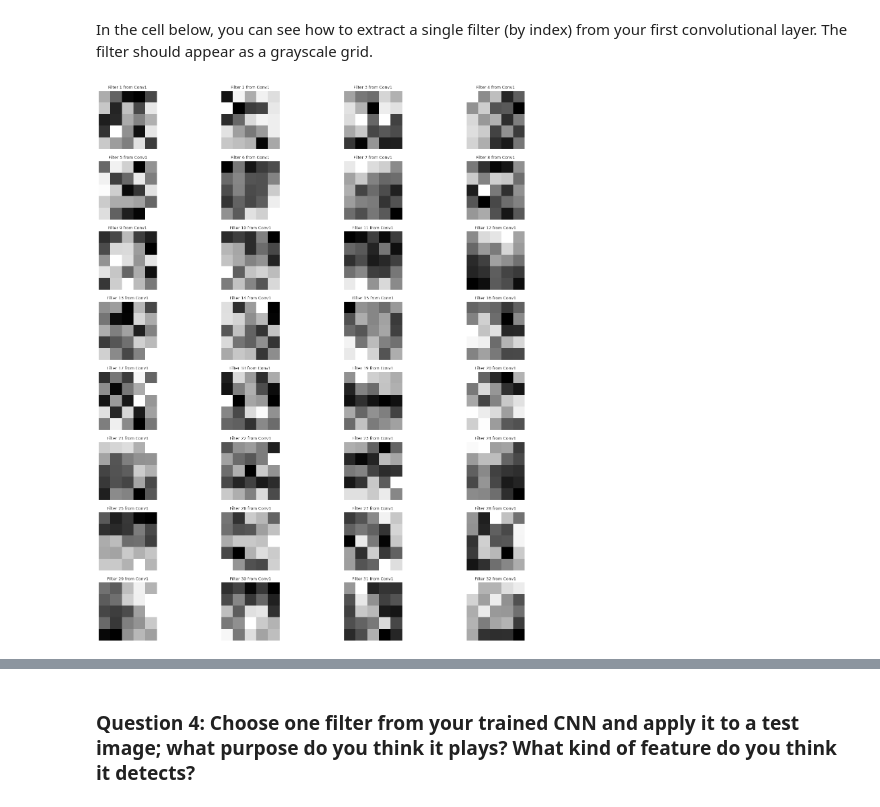
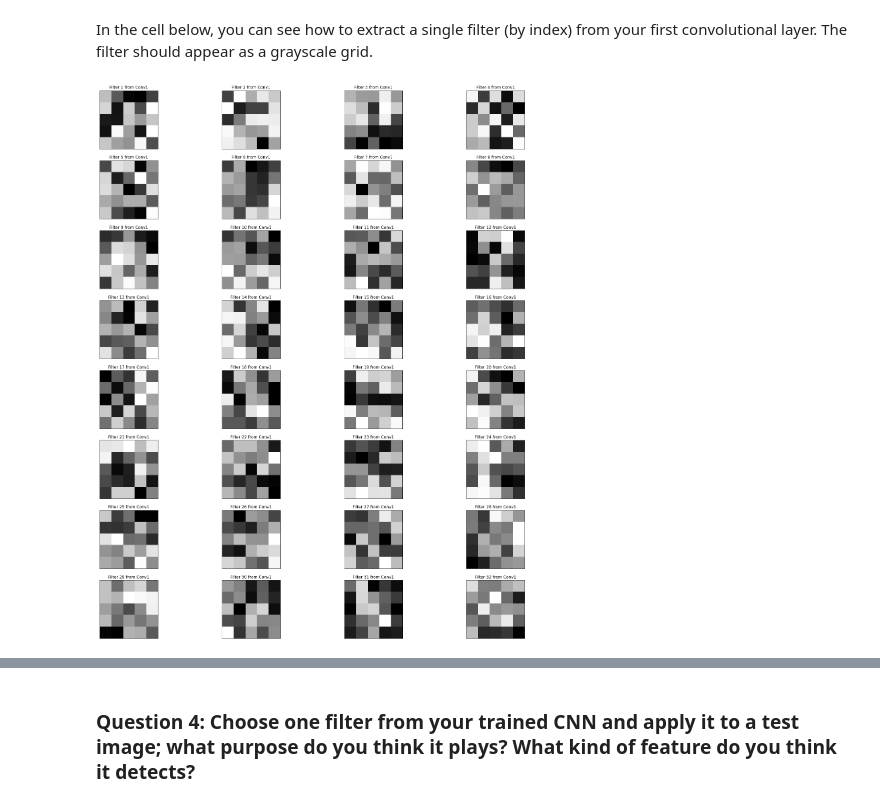
Before and after one commit to joao-d-oliveira/CV-Face_Recognition, a Jupyter notebook: 2. Define the Network Architecture.ipynb, the cells around one changed output, grey strips where cells are left out. Drawn from its saved outputs; the diff is of its cells as text; code cells hidden in the pictures.

```diff
--- a/2. Define the Network Architecture.ipynb
+++ b/2. Define the Network Architecture.ipynb
@@ -495,19 +457,24 @@ In the cell below, you can see how to extract a single filter (by index) from yo
 # %%
 # Get the weights in the first conv layer, "conv1"
 # if necessary, change this to reflect the name of your first conv layer
+net = Net_V1_3(True)
+model_name = 'model_v130_InitiationTrue-Batch10-LR00001-Loss0-Opti0-Mom085095_.pt'
+net.load_state_dict(torch.load(f'saved_models/{model_name}',
+                               map_location=torch.device('cpu')))
+
 weights1 = net.features.conv1.weight.data
 if DEVICE == 'cuda': weights1 = weights1.cpu()
 
 w = weights1.numpy()
 
 # display the filter weights
 fig = plt.figure(figsize=(25, 30))
 for idx in range(weights1.shape[0]):
     ax = fig.add_subplot(8, 4, idx+1, xticks=[], yticks=[])
     plt.imshow(w[idx][0], cmap='gray')
     ax.set_title(f"Filter {idx+1} from Conv1")
 # %% [output]
-[figure, old version]
+[figure, new version]
 # %% [markdown]
 ## Feature maps
 
```
Also changed, not shown: parts of 17 cells of this notebook.
